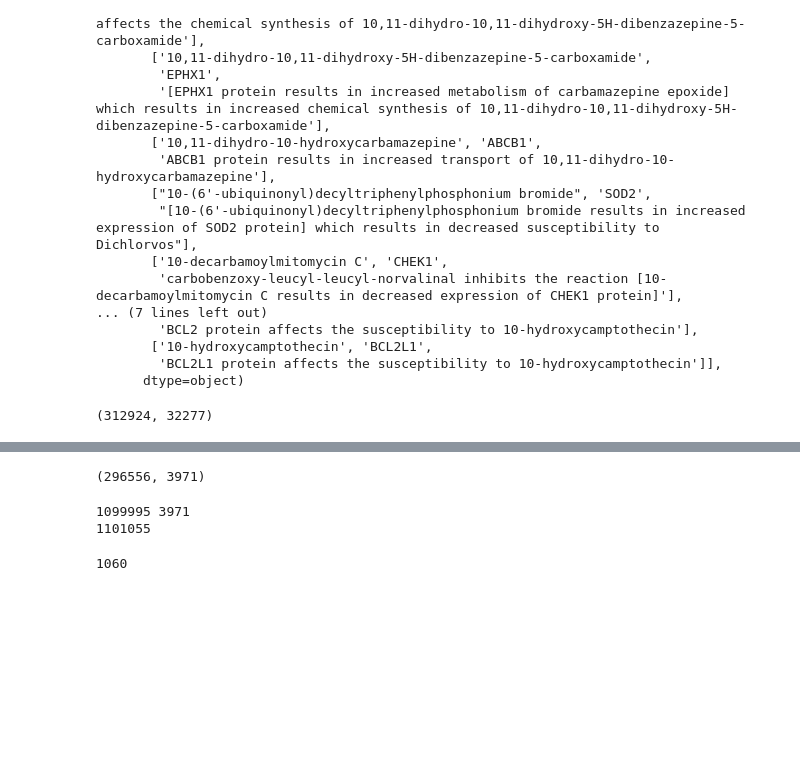
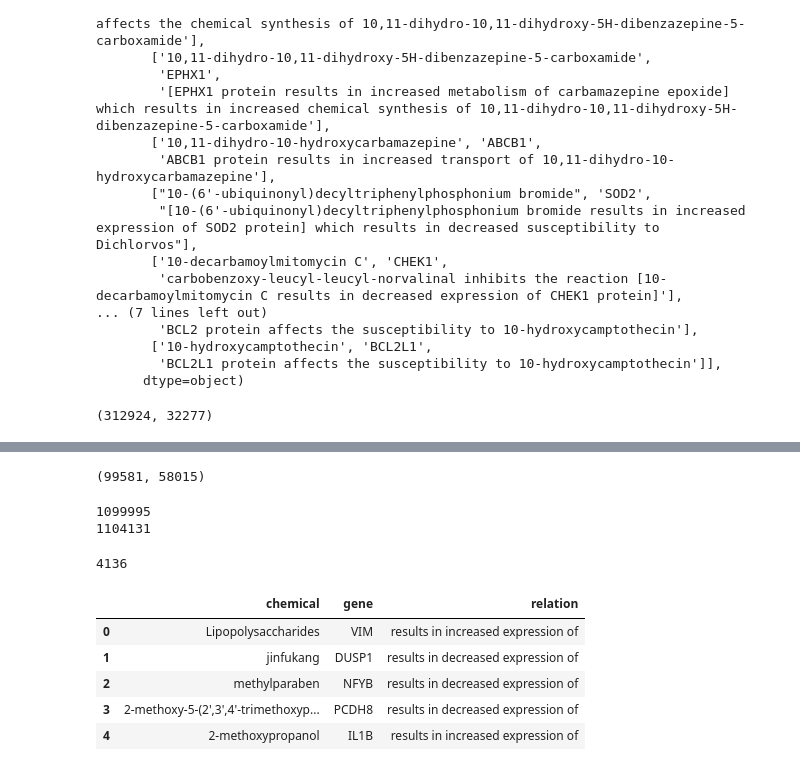
Before and after one commit to NYXFLOWER/DrugDiscovery, a Jupyter notebook: data/kg.ipynb, the cells around one changed output, grey strips where cells are left out. Saved outputs shown, nothing was run; the diff lists cells and outputs as text; code cells hidden in the pictures; blank space fills up the shorter version.

```diff
--- a/data/kg.ipynb
+++ b/data/kg.ipynb
@@ -179,31 +200,37 @@ len(errored1), len(adj_genechem)
 # %%
-adj_cg, errored2 = set(), list()
-for i in errored1:
+tmp_adj, tmp_errored = set(), list()
+for i in errored:
     c, g, r = chem_gene[i]
     try:
         rr = r.replace('(', ':').replace(')', ':')
         cc = c.replace('(', ':').replace(')', ':')
-        b = re.match(r"\[{} ([^\[\]]*) {} ([^\[\]]*)\](.*)".format(cc, g), rr)
+        b = re.match(r"\[{} ([^\[\]]*) {}([^\[\]]*)\](.*)".format(cc, g), rr)
         if b:
             r = b.group(1).split(' and ')
             for j in r:
-                adj_cg.add((c, g, j))
+                tmp_adj.add((c, g, j))
             continue
-        errored2.append(chem_gene[i])
+        b = re.match(r"(.*)\[{} ([^\[\]]*) {}([^\[\]]*)\]".format(cc, g), rr)
+        if b:
+            r = b.group(2).split(' and ')
+            for j in r:
+                tmp_adj.add((c, g, j))
+            continue
+        tmp_errored.append(chem_gene[i])
     except:
-        errored2.append(chem_gene[i])
-len(errored2), len(adj_cg)
+        tmp_errored.append(chem_gene[i])
+len(tmp_errored), len(tmp_adj)
 # %% [output]
-(296556, 3971)
+(99581, 58015)
-# %%
-print(len(adj_chemgene), len(adj_cg))
-
-adj_chemgene.update(adj_cg)
-print(len(adj_chemgene))
-# %% [output]
-1099995 3971
-1101055
+# %%
+errored = tmp_errored
+print(len(adj_chemgene))
+adj_chemgene.update(tmp_adj)
+print(len(adj_chemgene))
+# %% [output]
+1099995
+1104131
 # %%
-1101055 - 1099995
+1104131 - 1099995
 # %% [output]
-1060
+4136
@@ -211,0 +237,11 @@ del rr
+# %%
+cg = pd.DataFrame(adj_chemgene, columns=['chemical', 'gene', 'relation'])
+cg.to_csv('tmp/chemgene.csv', index=False)
+cg.head()
+# %% [output]
+|  | chemical | gene | relation |
+| 0 | Lipopolysaccharides | VIM | results in increased expression of |
+| 1 | jinfukang | DUSP1 | results in decreased expression of |
+| 2 | methylparaben | NFYB | results in decreased expression of |
+| 3 | 2-methoxy-5-(2',3',4'-trimethoxyp... | PCDH8 | results in decreased expression of |
+| 4 | 2-methoxypropanol | IL1B | results in increased expression of |
```
Also changed, not shown: parts of 17 cells of this notebook.
